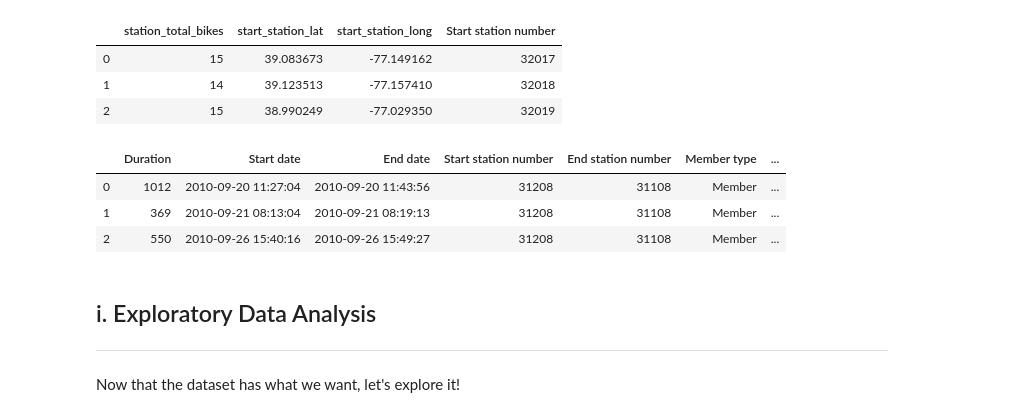
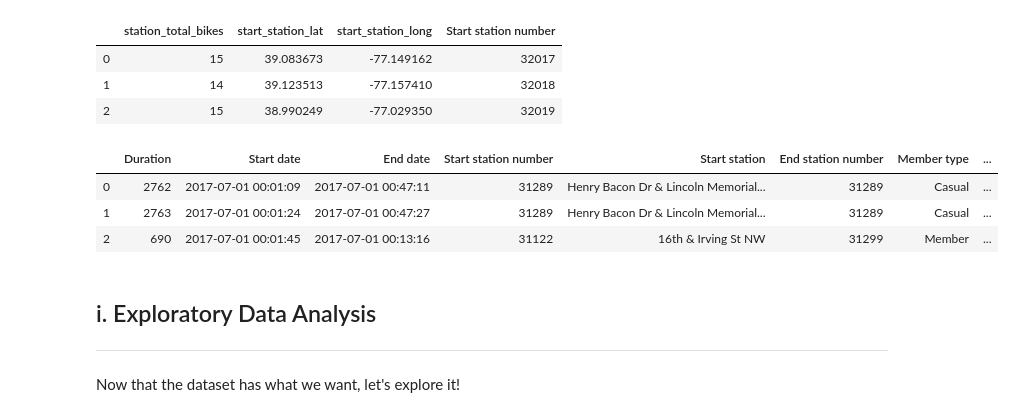
Before and after one commit to pogzyb/pyspark-aws-example, a Jupyter notebook: notebook/work/bike-share-eda.ipynb, the cells around one changed output. Saved outputs shown, nothing was run; the diff lists cells and outputs as text; code cells hidden in the pictures.

```diff
--- a/notebook/work/bike-share-eda.ipynb
+++ b/notebook/work/bike-share-eda.ipynb
@@ -26,11 +26,11 @@ row_limit = 3000000
 data_dir = '../data/'
 
 rides_use_columns = [
-    'Duration', 'Start date', 'End date', 'Start station number', 'End station number', 'Member type'
+    'Duration', 'Start date', 'End date', 'Start station', 'Start station number', 'End station number', 'Member type'
 ]
 dataset = pd.DataFrame()
 for file in os.listdir(os.path.join(data_dir, 'rides')):
-    if file.startswith('sample_set'):
+    if not file.startswith('sample_set'):
         print(f'Reading in {file}...')
         tmp = pd.read_csv(
             os.path.join(data_dir, 'rides', file),
@@ -39,6 +39,8 @@ for file in os.listdir(os.path.join(data_dir, 'rides')):
         )
         dataset = pd.concat([dataset, tmp], sort=False, ignore_index=True)
 
+dataset['Start station number'] = dataset['Start station number'].astype(int)
+
 stations_use_columns = [
     'TERMINAL_NUMBER', 'LONGITUDE', 'LATITUDE', 'NUMBER_OF_EMPTY_DOCKS', 'NUMBER_OF_BIKES'
 ]
@@ -51,6 +53,6 @@ Reading in sample_set.csv...
 # %%
 print(f'Rides dataset (rows, columns): {dataset.shape}')
 
-# dataset = dataset.loc[(dataset['Duration'] <= (60 * 60 * 1.5)), :]
-# print(f' Dataset (rows, columns): {dataset.shape}')
+dataset = dataset.loc[(dataset['Duration'] <= (60 * 60 * 1.5)), :]
+print(f'Cleaned Dataset (rows, columns): {dataset.shape}')
 # %% [output]
@@ -79,14 +82,14 @@ stations_start.head(3)
 | 1 | 14 | 39.123513 | -77.157410 | 32018 |
 | 2 | 15 | 38.990249 | -77.029350 | 32019 |
 # %%
-dataset = dataset.merge(stations_start, on='Start station number', sort=False)
-dataset = dataset.merge(stations_end, on='End station number', sort=False)
+dataset = dataset.merge(stations_start, on='Start station number', how='left', sort=False)
+dataset = dataset.merge(stations_end, on='End station number', how='left', sort=False)
 dataset.head(3)
 # %% [output]
-|  | Duration | Start date | End date | Start station number | End station number | Member type | ... |
-| 0 | 1012 | 2010-09-20 11:27:04 | 2010-09-20 11:43:56 | 31208 | 31108 | Member | ... |
-| 1 | 369 | 2010-09-21 08:13:04 | 2010-09-21 08:19:13 | 31208 | 31108 | Member | ... |
-| 2 | 550 | 2010-09-26 15:40:16 | 2010-09-26 15:49:27 | 31208 | 31108 | Member | ... |
+|  | Duration | Start date | End date | Start station number | Start station | End station number | Member type | ... |
+| 0 | 2762 | 2017-07-01 00:01:09 | 2017-07-01 00:47:11 | 31289 | Henry Bacon Dr & Lincoln Memorial... | 31289 | Casual | ... |
+| 1 | 2763 | 2017-07-01 00:01:24 | 2017-07-01 00:47:27 | 31289 | Henry Bacon Dr & Lincoln Memorial... | 31289 | Casual | ... |
+| 2 | 690 | 2017-07-01 00:01:45 | 2017-07-01 00:13:16 | 31122 | 16th & Irving St NW | 31299 | Member | ... |
 # %% [markdown]
 ## i. Exploratory Data Analysis
 
```
Also changed, not shown: parts of 7 cells of this notebook.
